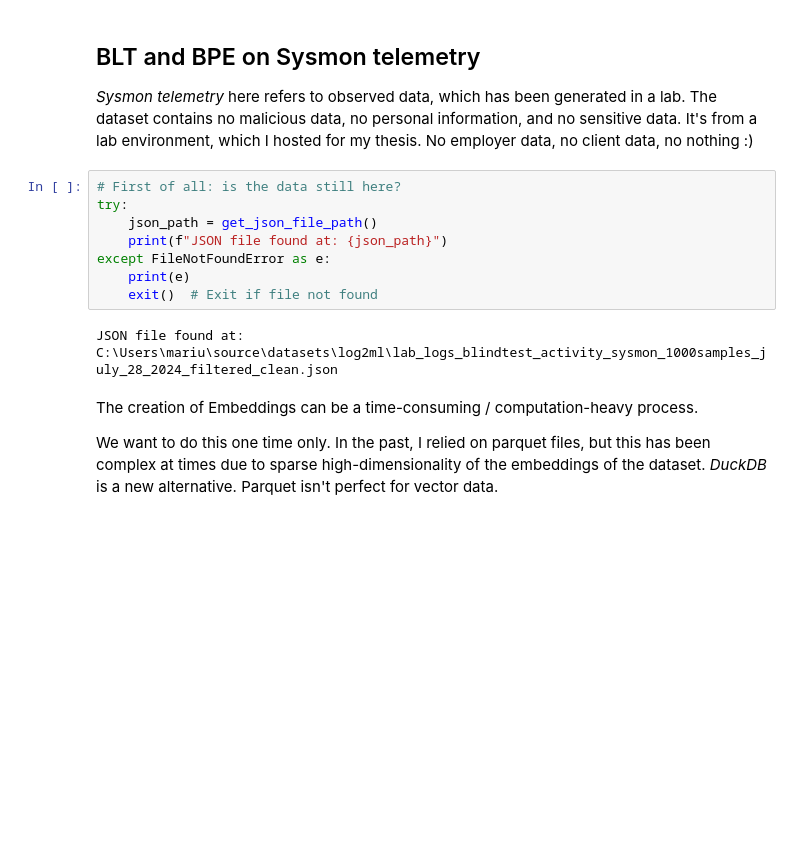
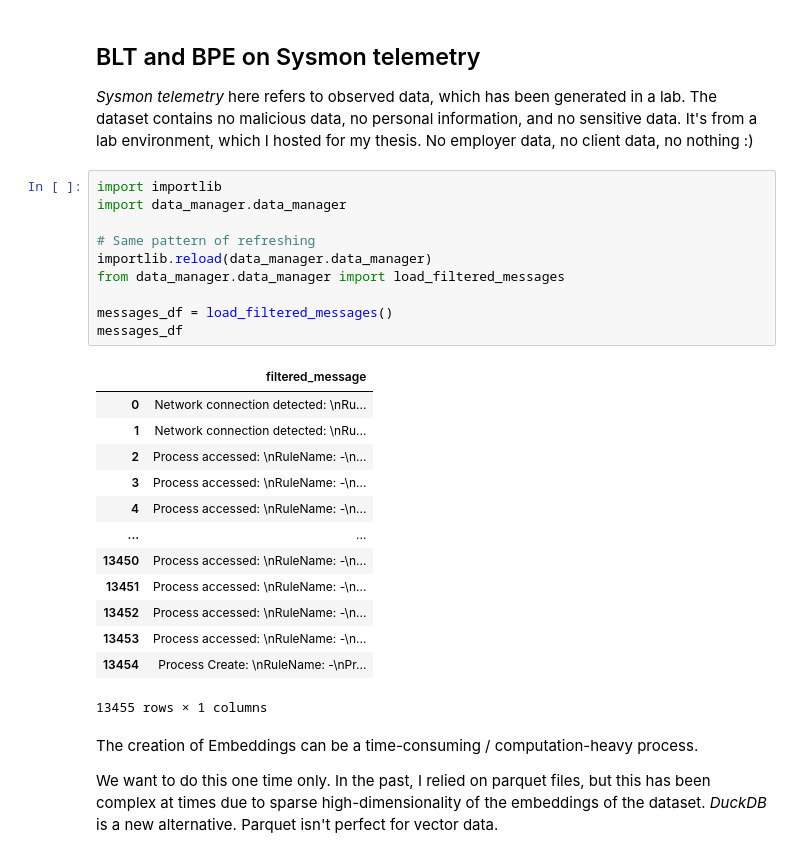
Before and after one commit to norandom/infosec_ml_rnd, a Jupyter notebook: bpe_vs_blt_log_vec/blt_or_bpe_log_vec.ipynb, the cells around one changed output. Drawn from its saved outputs; the diff is of its cells as text; blank space fills up the shorter version.

Commit message:
code cleanup, using wrappers now and less Jupyter NB
Signed-off-by: Marius Ciepluch <11855163+norandom@users.noreply.github.com>

```diff
--- a/bpe_vs_blt_log_vec/blt_or_bpe_log_vec.ipynb
+++ b/bpe_vs_blt_log_vec/blt_or_bpe_log_vec.ipynb
@@ -936,16 +275,30 @@ Mission success. Time to create embeddings for a real dataset.
 ## BLT and BPE on Sysmon telemetry
 
 *Sysmon telemetry* here refers to observed data, which has been generated in a lab. The dataset contains no malicious data, no personal information, and no sensitive data. It's from a lab environment, which I hosted for my thesis. No employer data, no client data, no nothing :)
-# %%
-# First of all: is the data still here?
-try:
-    json_path = get_json_file_path()
-    print(f"JSON file found at: {json_path}")
-except FileNotFoundError as e:
-    print(e)
-    exit()  # Exit if file not found
-# %% [output]
-JSON file found at: C:\Users\mariu\source\datasets\log2ml\lab_logs_blindtest_activity_sysmon_1000samples_july_28_2024_filtered_clean.json
+# %%
+import importlib
+import data_manager.data_manager
+
+# Same pattern of refreshing
+importlib.reload(data_manager.data_manager)
+from data_manager.data_manager import load_filtered_messages
+
+messages_df = load_filtered_messages()
+messages_df
+# %% [output]
+|  | filtered_message |
+| 0 | Network connection detected: \nRu... |
+| 1 | Network connection detected: \nRu... |
+| 2 | Process accessed: \nRuleName: -\n... |
+| 3 | Process accessed: \nRuleName: -\n... |
+| 4 | Process accessed: \nRuleName: -\n... |
+| ... | ... |
+| 13450 | Process accessed: \nRuleName: -\n... |
+| 13451 | Process accessed: \nRuleName: -\n... |
+| 13452 | Process accessed: \nRuleName: -\n... |
+| 13453 | Process accessed: \nRuleName: -\n... |
+| 13454 | Process Create: \nRuleName: -\nPr... |
+13455 rows × 1 columns
 # %% [markdown]
 The creation of Embeddings can be a time-consuming / computation-heavy process.
 
```
Also changed, not shown: parts of 64 cells of this notebook, 6 other files.
